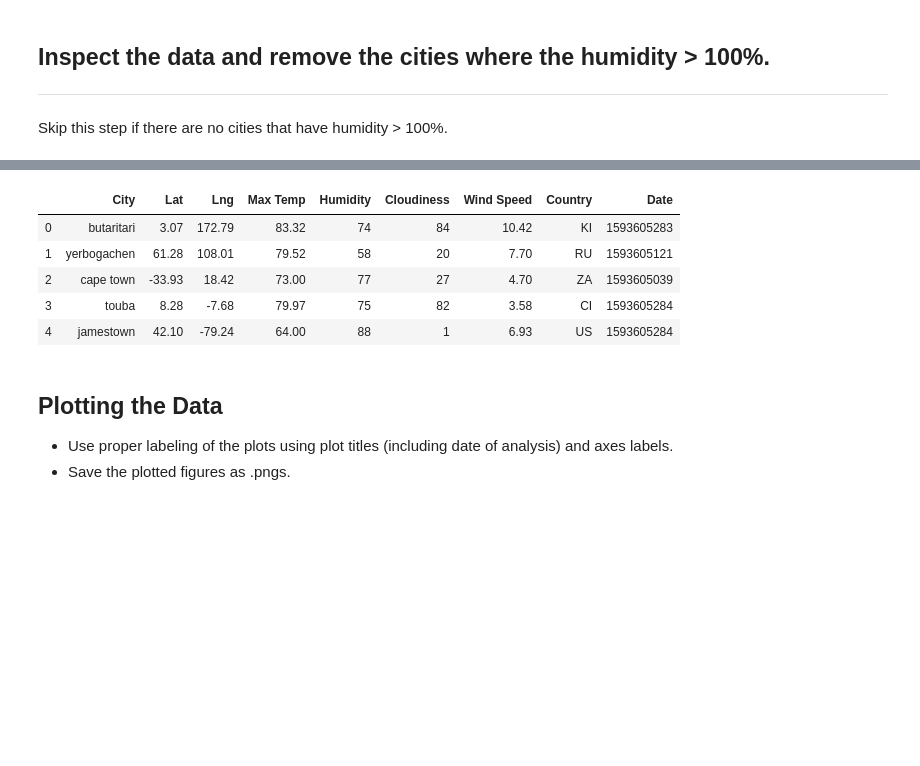
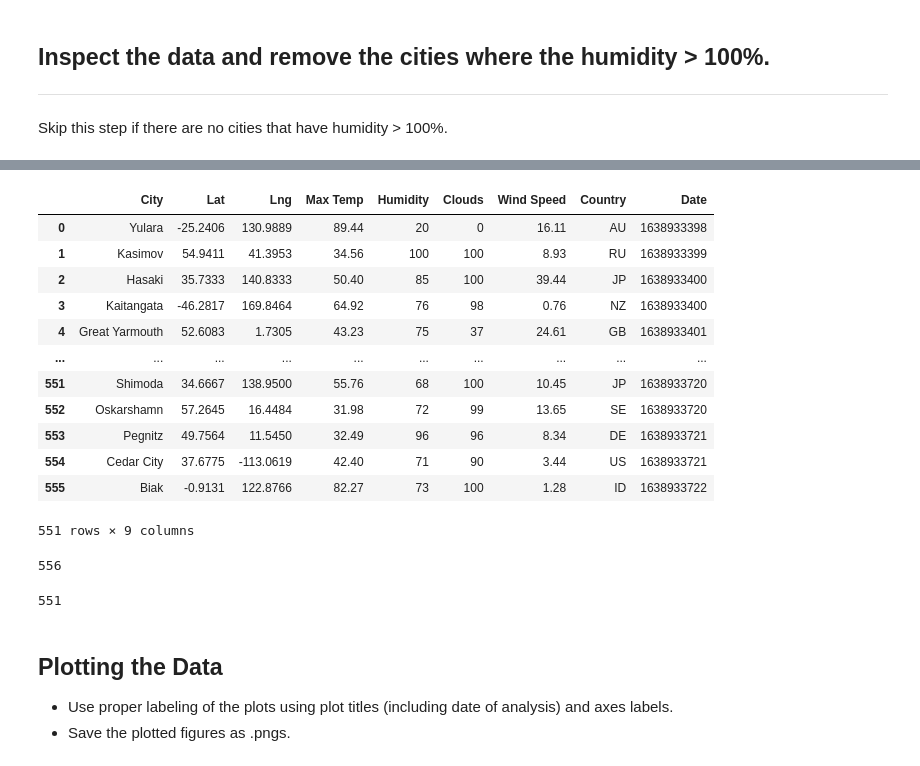
Before and after one commit to stefanyl/python-api-challenge, a Jupyter notebook: WeatherPy/WeatherPy.ipynb, the cells around one changed output, grey strips where cells are left out. Drawn from its saved outputs; the diff is of its cells as text; code cells hidden in the pictures; blank space fills up the shorter version.

Commit message:
up to lat vs humidity plot

```diff
--- a/WeatherPy/WeatherPy.ipynb
+++ b/WeatherPy/WeatherPy.ipynb
@@ -210,14 +212,30 @@ Int64Index([11, 277, 338, 390, 399], dtype='int64')
 # %%
 # Make a new DataFrame equal to the city data to drop all humidity outliers by index.
 # Passing "inplace=False" will make a copy of the city_data DataFrame, which we call "clean_city_data".
-clean_city_data
+clean_cities_df = cities_df.drop(index=[11, 277, 338, 390, 399], inplace=False)
+clean_cities_df
 # %% [output]
-|  | City | Lat | Lng | Max Temp | Humidity | Cloudiness | Wind Speed | Country | Date |
-| 0 | butaritari | 3.07 | 172.79 | 83.32 | 74 | 84 | 10.42 | KI | 1593605283 |
-| 1 | yerbogachen | 61.28 | 108.01 | 79.52 | 58 | 20 | 7.70 | RU | 1593605121 |
-| 2 | cape town | -33.93 | 18.42 | 73.00 | 77 | 27 | 4.70 | ZA | 1593605039 |
-| 3 | touba | 8.28 | -7.68 | 79.97 | 75 | 82 | 3.58 | CI | 1593605284 |
-| 4 | jamestown | 42.10 | -79.24 | 64.00 | 88 | 1 | 6.93 | US | 1593605284 |
+|  | City | Lat | Lng | Max Temp | Humidity | Clouds | Wind Speed | Country | Date |
+| 0 | Yulara | -25.2406 | 130.9889 | 89.44 | 20 | 0 | 16.11 | AU | 1638933398 |
+| 1 | Kasimov | 54.9411 | 41.3953 | 34.56 | 100 | 100 | 8.93 | RU | 1638933399 |
+| 2 | Hasaki | 35.7333 | 140.8333 | 50.40 | 85 | 100 | 39.44 | JP | 1638933400 |
+| 3 | Kaitangata | -46.2817 | 169.8464 | 64.92 | 76 | 98 | 0.76 | NZ | 1638933400 |
+| 4 | Great Yarmouth | 52.6083 | 1.7305 | 43.23 | 75 | 37 | 24.61 | GB | 1638933401 |
+| ... | ... | ... | ... | ... | ... | ... | ... | ... | ... |
+| 551 | Shimoda | 34.6667 | 138.9500 | 55.76 | 68 | 100 | 10.45 | JP | 1638933720 |
+| 552 | Oskarshamn | 57.2645 | 16.4484 | 31.98 | 72 | 99 | 13.65 | SE | 1638933720 |
+| 553 | Pegnitz | 49.7564 | 11.5450 | 32.49 | 96 | 96 | 8.34 | DE | 1638933721 |
+| 554 | Cedar City | 37.6775 | -113.0619 | 42.40 | 71 | 90 | 3.44 | US | 1638933721 |
+| 555 | Biak | -0.9131 | 122.8766 | 82.27 | 73 | 100 | 1.28 | ID | 1638933722 |
+551 rows × 9 columns
+# %%
+len(cities_df)
+# %% [output]
+556
+# %%
+len(clean_cities_df)
+# %% [output]
+551
 # %% [markdown]
 ## Plotting the Data
 * Use proper labeling of the plots using plot titles (including date of analysis) and axes labels.
```
Also changed, not shown: parts of 24 cells of this notebook, 2 other files.
